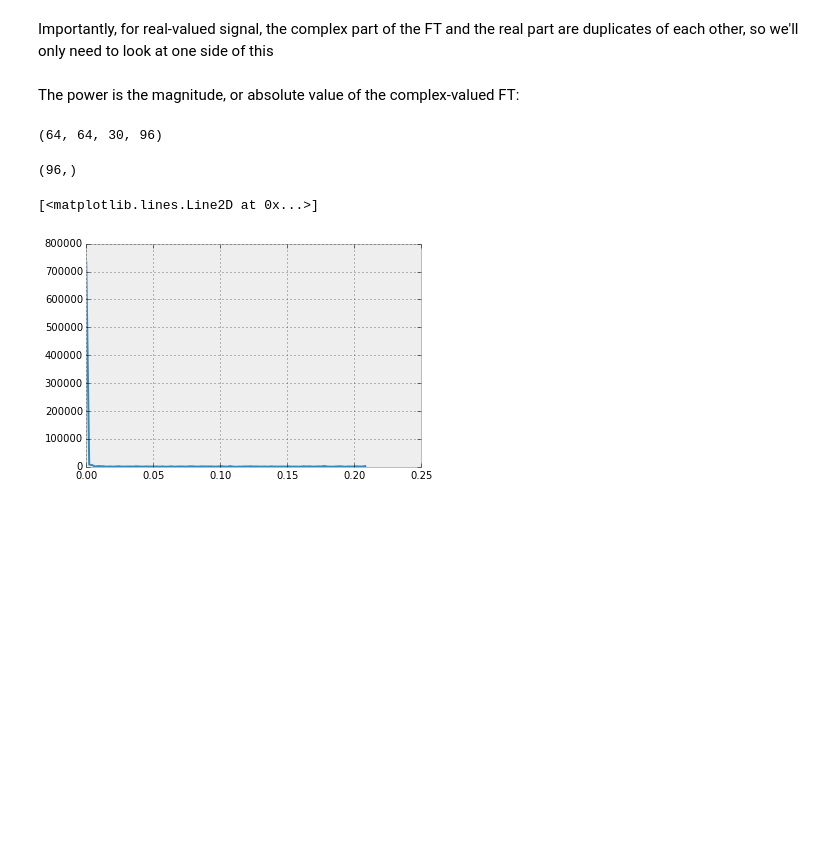
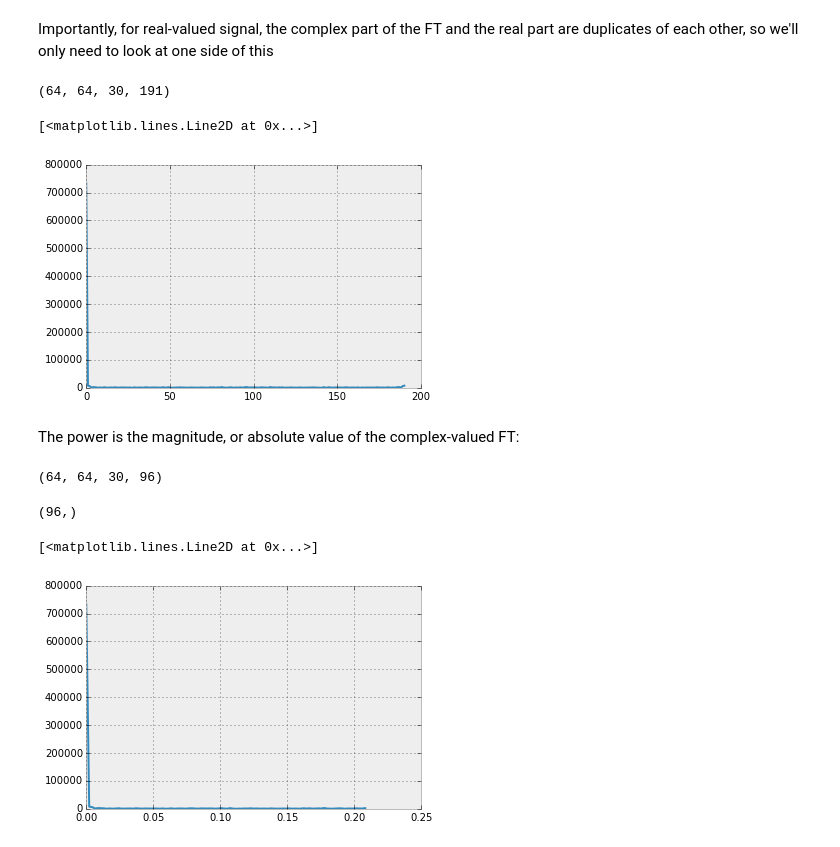
Before and after one commit to datacarpentry/python-neuroimaging-lesson, a Jupyter notebook: neuroimaging/004-calculations.ipynb, the cells around one changed output. Cells and saved outputs as stored; diff of their text form; code cells hidden in the pictures; blank space fills up the shorter version.

```diff
--- a/neuroimaging/004-calculations.ipynb
+++ b/neuroimaging/004-calculations.ipynb
@@ -48 +77,11 @@ Importantly, for real-valued signal, the complex part of the FT and the real par
+# %%
+f_data1 = fft.fft(data)
+f_data1.shape
+# %% [output]
+(64, 64, 30, 191)
+# %%
+plt.plot(np.abs(f_data1[32,32,15]))
+# %% [output]
+[<matplotlib.lines.Line2D at 0x...>]
+[figure, added]
 # %%
```
Also changed, not shown: parts of 6 cells of this notebook, 2 other files.
